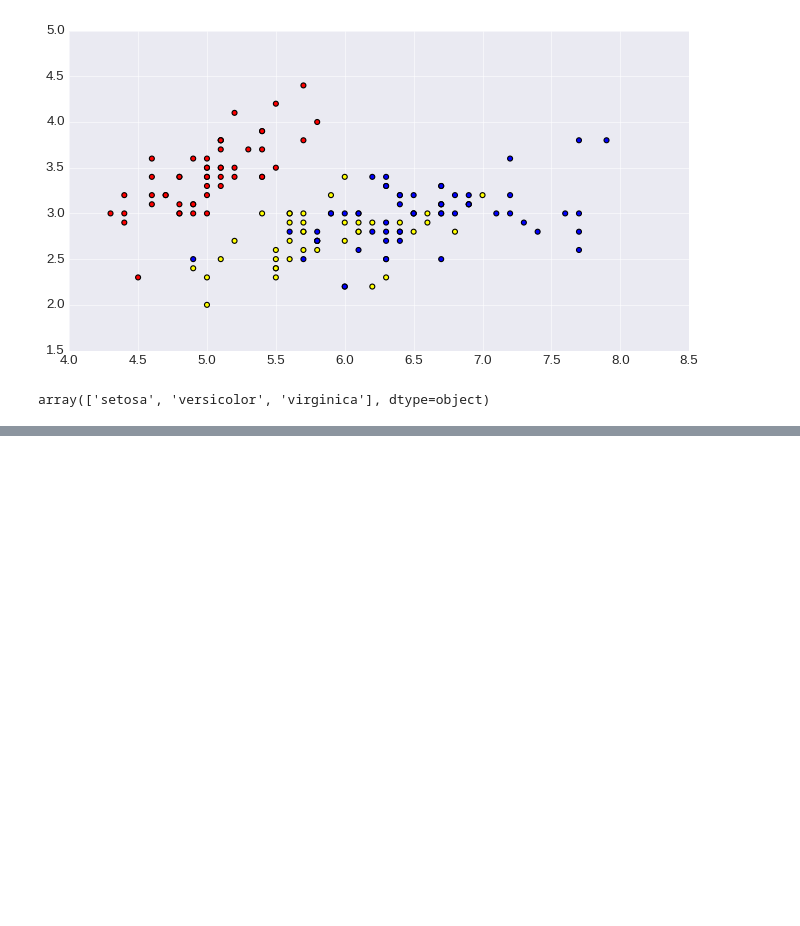
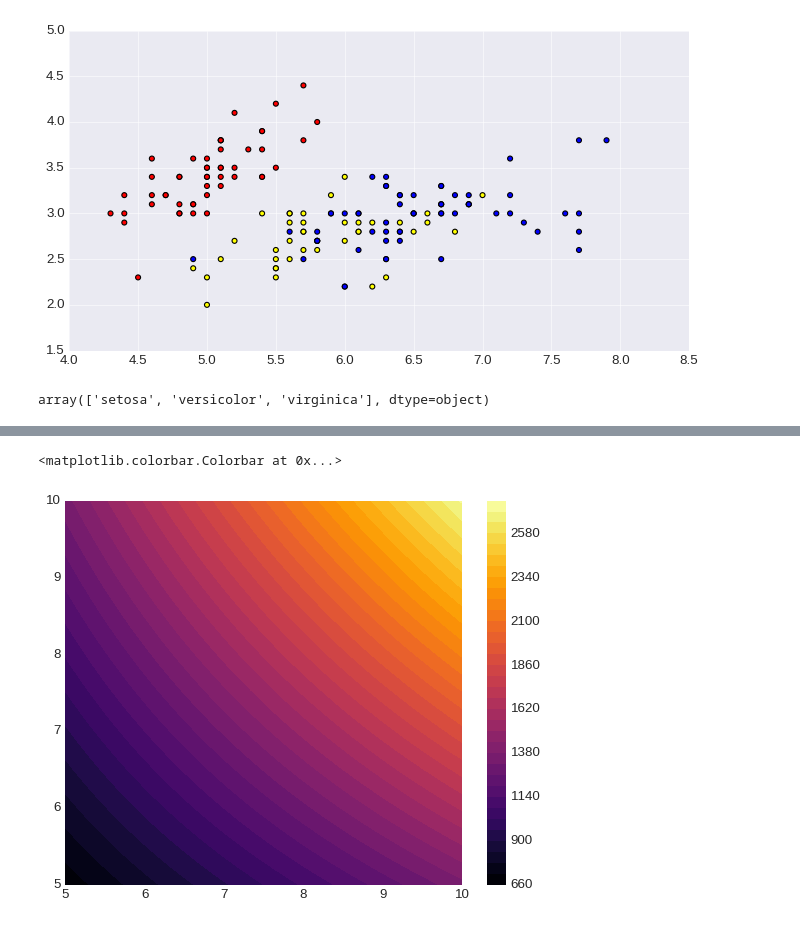
Before and after one commit to mirpouya/Basics-of-ML, a Jupyter notebook: Matplotlib_Intermediate.ipynb, the cells around one changed output, grey strips where cells are left out. Cells and saved outputs as stored; diff of their text form; code cells hidden in the pictures; blank space fills up the shorter version.

```diff
--- a/Matplotlib_Intermediate.ipynb
+++ b/Matplotlib_Intermediate.ipynb
@@ -225,0 +283,15 @@ array(['setosa', 'versicolor', 'virginica'], dtype=object)
+# %%
+# another example
+
+# create data
+X, Y = np.meshgrid(np.linspace(5,10,50), np.linspace(5,10,80))
+
+# function of X, Y
+F = X+(3*Y)*9*X
+
+# 40 intervals
+plt.contourf(X,Y,F,40, cmap=plt.cm.inferno)
+plt.colorbar()
+# %% [output]
+<matplotlib.colorbar.Colorbar at 0x...>
+[figure, added]
```
Also changed, not shown: parts of 9 cells of this notebook.
